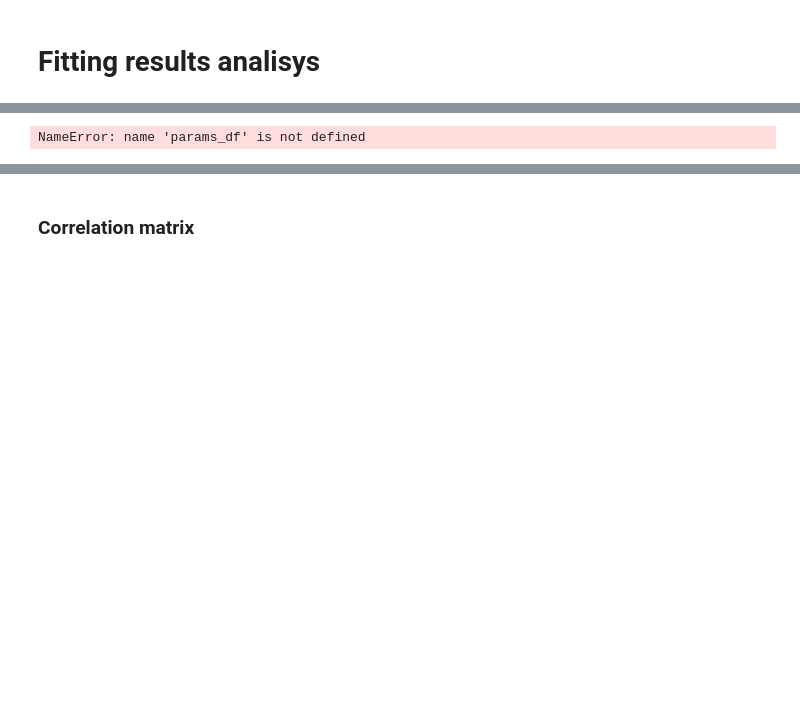
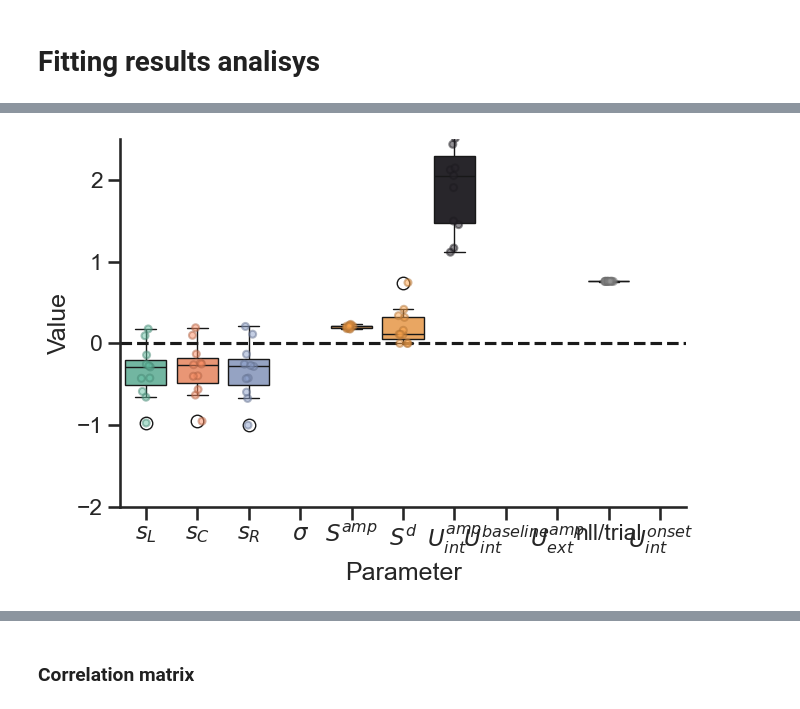
Before and after one commit to javirm3/TFG, a Jupyter notebook: simulations/code/fitting/fitting_plots_final.ipynb, the cells around one changed output, grey strips where cells are left out. Drawn from its saved outputs; the diff is of its cells as text; code cells hidden in the pictures; blank space fills up the shorter version.

```diff
--- a/simulations/code/fitting/fitting_plots_final.ipynb
+++ b/simulations/code/fitting/fitting_plots_final.ipynb
@@ -494,21 +335,10 @@ Passing `palette` without assigning `hue` is deprecated and will be removed in v
 # %%
-from statannotations.Annotator import Annotator
-from scipy import stats
-def stars(p):
-    return '***' if p < 1e-3 else '**' if p < 1e-2 else '*' if p < 0.05 else 'ns'
-labels = {'sL': f'$s_L$', 'sC': f'$s_C$', 'sR': f'$s_R$', 'noise_amp': f'$\sigma$', 'S_amplitude': r'$S^{amp}$', 'S_d': f'$S^d$', 'U_int_amplitude': r'$U_{int}^{amp}$', 'U_int_baseline': r'$U_{int}^{baseline}$',
-          'U_int_onset': r'$U_{int}^{onset}$', 'U_ext_amplitude': r'$U_{ext}^{amp}$'}
-order = list(labels.keys())
 
-set2 = sns.color_palette("Set2", 8)
-custom_palette = {'sL': set2[0],'sC': set2[1],'sR': set2[2],'U_int_amplitude':
-                  "#28252C", 'U_int_baseline':  '#C38DFF','U_int_onset':'#C38DFF',
-                  'S_amplitude':'#FFA64C', 'S_d': '#FFA64C',
-                  'U_ext_amplitude': '#3385FF',
-                  'noise_amp':       '#999999', 'nll/trial': '#999999'}
 
-params_df_subj = params_df.copy()
-# params_df_subj = params_df[params_df['subject'].str.contains('A92')].copy()
+params_df = pd.read_csv(f'{paths.PARAMS_DIR}/params_balanced.csv')
+params_df_subj = params_df[params_df['model'] == 'spatial_reduced_cert'].copy().drop(columns=['model','rel_vs_ceiling_bal'])
+
+params_df_subj = params_df_subj[params_df_subj['subject'].str.contains('A89')].copy()
 params_df_subj.drop(columns=['nll'], inplace=True)
 df_melted = params_df_subj.melt(id_vars='subject', var_name='parameter', value_name='value')
 
@@ -519,40 +349,40 @@ sns.stripplot(data=df_melted, x='parameter', y='value', color='black', palette=c
 sns.stripplot(data=df_melted[df_melted['subject'] == 'A92_2'], x='parameter', y='value', color='red',alpha=0.5, jitter=True, ax = ax)
 strip_darken(ax)
 
 params = ax.get_xticklabels()
 xpos = np.arange(len(params))
 
 x_centers = np.arange(len(order))
 for subj in params_df_subj['subject'].unique():
     yvals = (df_melted[df_melted['subject'] == subj]
-             .set_index('parameter')
-             .reindex(order)['value'].values)
-    if subj == 'A92_2':
-        ax.plot(x_centers, yvals, linewidth=1.6, alpha=0.9, color='red', zorder=1)
-    else:
-        ax.plot(x_centers, yvals, linewidth=1.0, alpha=0.4, color='0.4', zorder=2)
+             .set_index('parameter'))
+            #  .reindex(order)['value'].values)
+    # if subj == 'A92_2':
+    #     ax.plot(x_centers, yvals, linewidth=1.6, alpha=0.9, color='red', zorder=1)
+    # else:
+    #     ax.plot(x_centers, yvals, linewidth=1.0, alpha=0.4, color='0.4', zorder=2)
 
 
 
 t, pval = stats.ttest_1samp(df_melted[df_melted['parameter'] == 'U_ext_amplitude']['value'], 0.0)
 ax.text(9, 0.2 + df_melted[df_melted['parameter'] == 'U_ext_amplitude']['value'].max(), stars(pval), ha='center', va='bottom', fontsize=13, color='black')
 
 ax.axhline(0, linestyle='--', color = 'k')
 
 new_labels = [labels.get(l.get_text(), l.get_text()) for l in ax.get_xticklabels()]
 ax.set_xticklabels(new_labels)
 
 plt.xticks()
 plt.xlabel('Parameter')
 plt.ylabel('Value')
 plt.ylim(-2,2.5)
 # plt.grid(True)
 sns.set_style("ticks")
 plt.tight_layout()
 sns.despine()
 plt.show()
 # %% [output]
-NameError: name 'params_df' is not defined
+[figure, added]
 # %%
 from statannotations.Annotator import Annotator
 from scipy import stats
```
Also changed, not shown: parts of 46 cells of this notebook, 3 other files.
